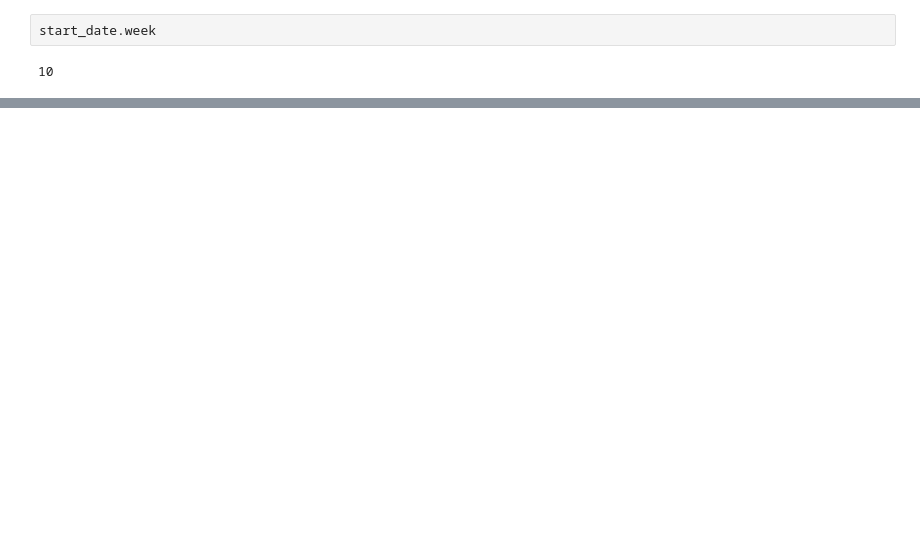
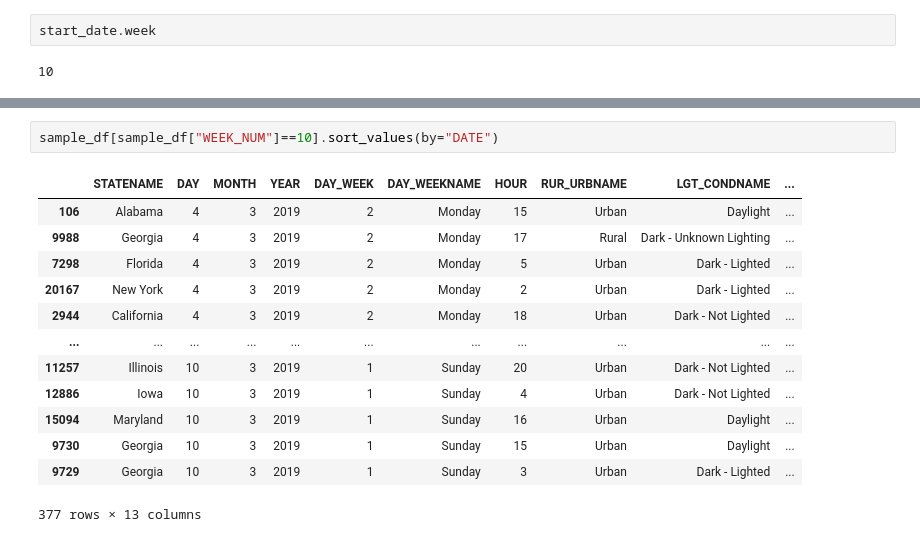
Before and after one commit to vieravfg/Analysis-of-Traffic-Fatalities, a Jupyter notebook: main.ipynb, the cells around one changed output, grey strips where cells are left out. Saved outputs shown, nothing was run; the diff lists cells and outputs as text; blank space fills up the shorter version.

```diff
--- a/main.ipynb
+++ b/main.ipynb
@@ -163,0 +175,16 @@ start_date.week
+# %%
+sample_df[sample_df["WEEK_NUM"]==10].sort_values(by="DATE")
+# %% [output]
+|  | STATENAME | DAY | MONTH | YEAR | DAY_WEEK | DAY_WEEKNAME | HOUR | RUR_URBNAME | LGT_CONDNAME | ... |
+| 106 | Alabama | 4 | 3 | 2019 | 2 | Monday | 15 | Urban | Daylight | ... |
+| 9988 | Georgia | 4 | 3 | 2019 | 2 | Monday | 17 | Rural | Dark - Unknown Lighting | ... |
+| 7298 | Florida | 4 | 3 | 2019 | 2 | Monday | 5 | Urban | Dark - Lighted | ... |
+| 20167 | New York | 4 | 3 | 2019 | 2 | Monday | 2 | Urban | Dark - Lighted | ... |
+| 2944 | California | 4 | 3 | 2019 | 2 | Monday | 18 | Urban | Dark - Not Lighted | ... |
+| ... | ... | ... | ... | ... | ... | ... | ... | ... | ... | ... |
+| 11257 | Illinois | 10 | 3 | 2019 | 1 | Sunday | 20 | Urban | Dark - Not Lighted | ... |
+| 12886 | Iowa | 10 | 3 | 2019 | 1 | Sunday | 4 | Urban | Dark - Not Lighted | ... |
+| 15094 | Maryland | 10 | 3 | 2019 | 1 | Sunday | 16 | Urban | Daylight | ... |
+| 9730 | Georgia | 10 | 3 | 2019 | 1 | Sunday | 15 | Urban | Daylight | ... |
+| 9729 | Georgia | 10 | 3 | 2019 | 1 | Sunday | 3 | Urban | Dark - Lighted | ... |
+377 rows × 13 columns
```
Also changed, not shown: parts of 7 cells of this notebook.
